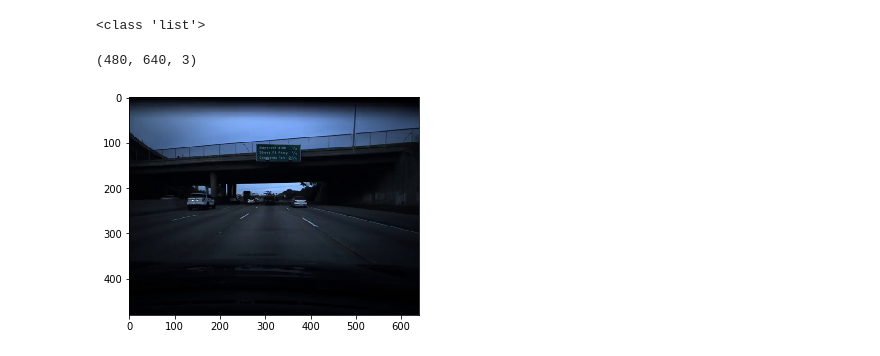
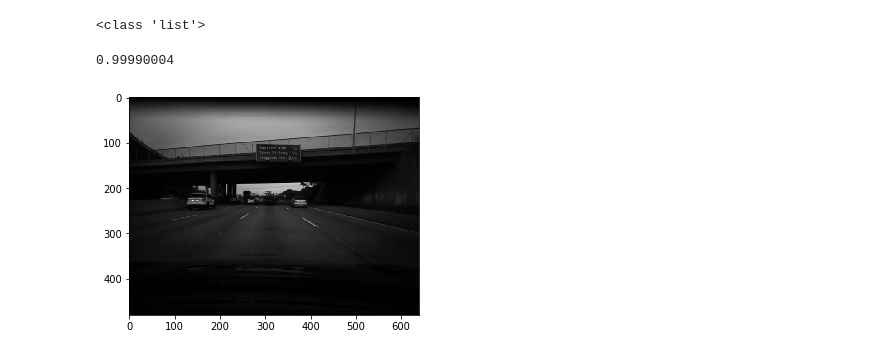
Before and after one commit to Shubham-Sahoo/speedchallenge, a Jupyter notebook: Untitled.ipynb, the cells around one changed output. Cells and saved outputs as stored; diff of their text form; code cells hidden in the pictures.

```diff
--- a/Untitled.ipynb
+++ b/Untitled.ipynb
@@ -53,23 +53,28 @@ cv2.destroyAllWindows()
 '\ncam = cv2.VideoCapture("/home/shubham/speedchallenge/data/test.mp4") \n\ntry: \n    \n    # creating a folder named data \n    if not os.path.exists(\'data\'): \n        os.makedirs(\'data\') \n\n# ...
 # %%
 file = '/media/shubham/New Volume/Dataset/speed/data/'
+# %%
+def rgb2gray(image):
+    gray = 0.2989*image[:,:,0]+ 0.5870*image[:,:,1]+ 0.1140*image[:,:,2]
+    return gray
 # %%
 train_imgs = []
 for i in range(100):
-    img = Image.open(file+'frame'+str(i)+'.png')
-    img = np.array(img)
+    img = mpimg.imread(file+'frame'+str(i)+'.png')
+    gray = rgb2gray(img)
+    img = np.array(gray)
     train_imgs.append(img)
 # %%
 print(type(train_imgs))
 # %% [output]
 <class 'list'>
-# %%
-train_imgs[0].shape
-# %% [output]
-(480, 640, 3)
+# %%
+np.max(train_imgs[0])
+# %% [output]
+0.99990004
 # %%
 img = train_imgs[0]
-imgplot = plt.imshow(img)
+imgplot = plt.imshow(img,cmap=plt.get_cmap('gray'), vmin=0, vmax=1)
 plt.show()
 # %% [output]
-[figure, old version]
+[figure, new version]
```
Also changed, not shown: parts of 6 cells of this notebook.
